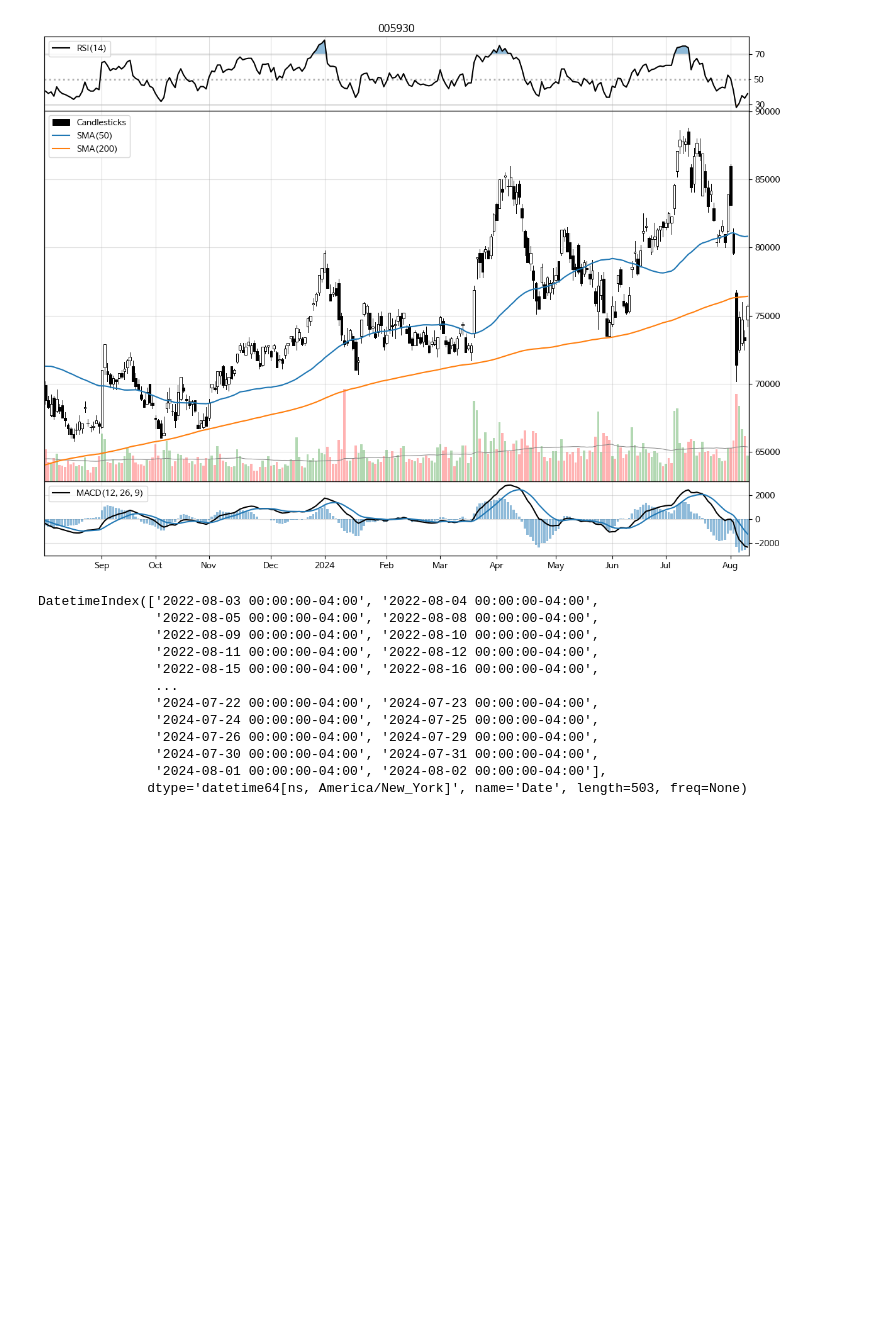
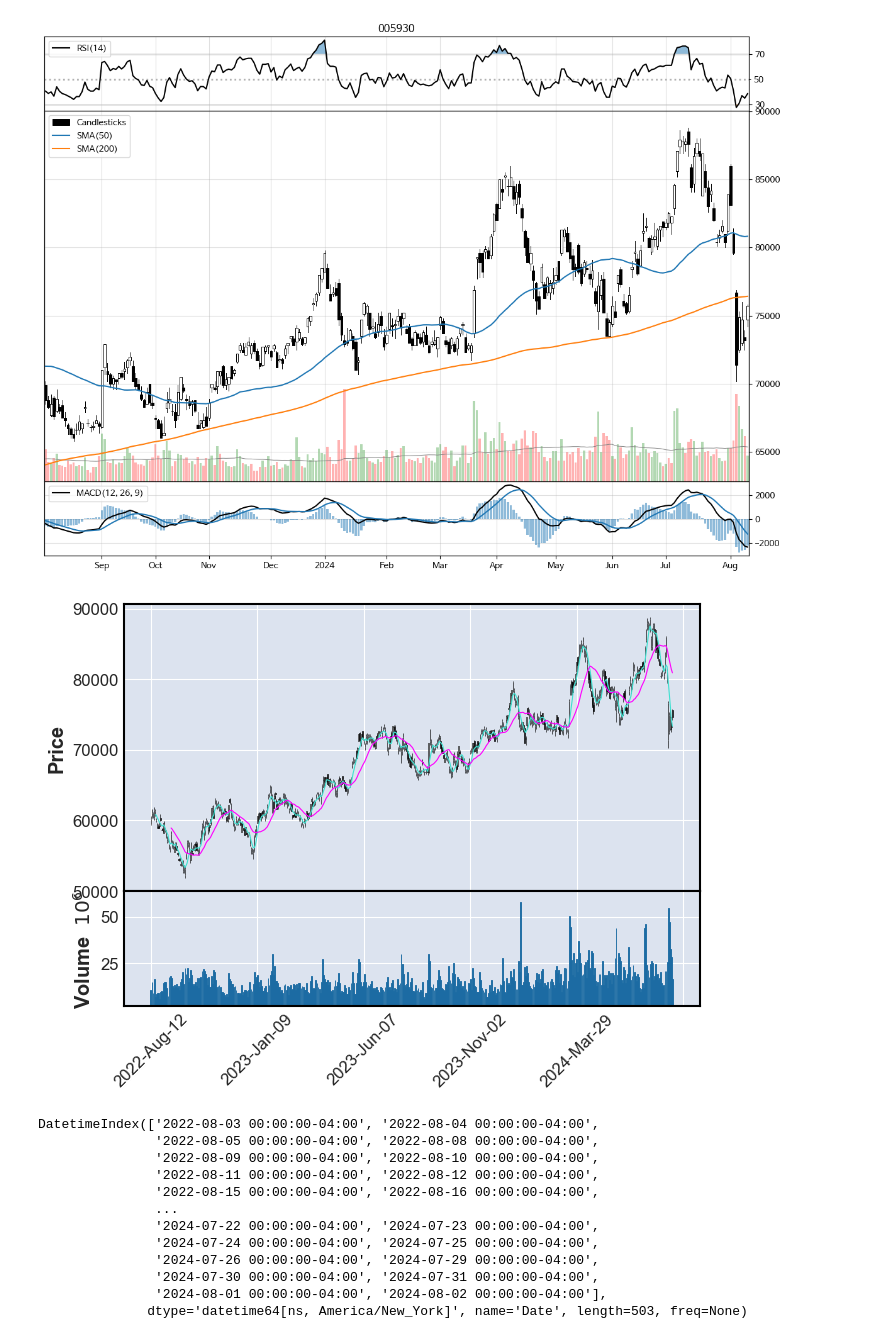
Before and after one commit to eisthf/market_analysis, a Jupyter notebook: test.ipynb, the cells around one changed output. Cells and saved outputs as stored; diff of their text form; code cells hidden in the pictures; blank space fills up the shorter version.

```diff
--- a/test.ipynb
+++ b/test.ipynb
@@ -169,3 +158,9 @@ chart = Chart(title=code, max_bars=max_bars)
 chart.plot(df, indicators)
 # %% [output]
 [figure]
+# %%
+import mplfinance as mpf
+
+aa = mpf.plot(df, type='candle', mav=(5,20), volume=True)
+# %% [output]
+[figure, added]
```
Also changed, not shown: parts of 8 cells of this notebook.
